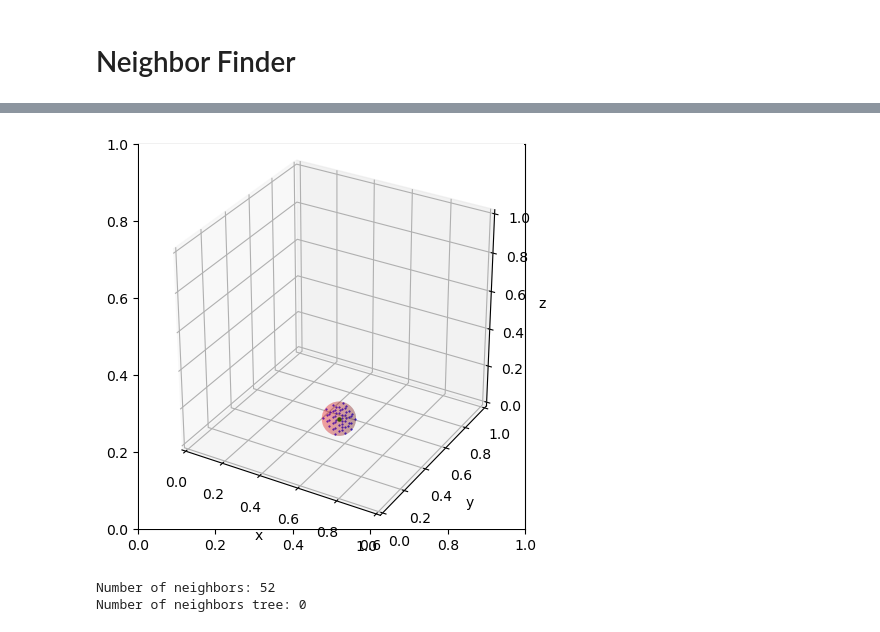
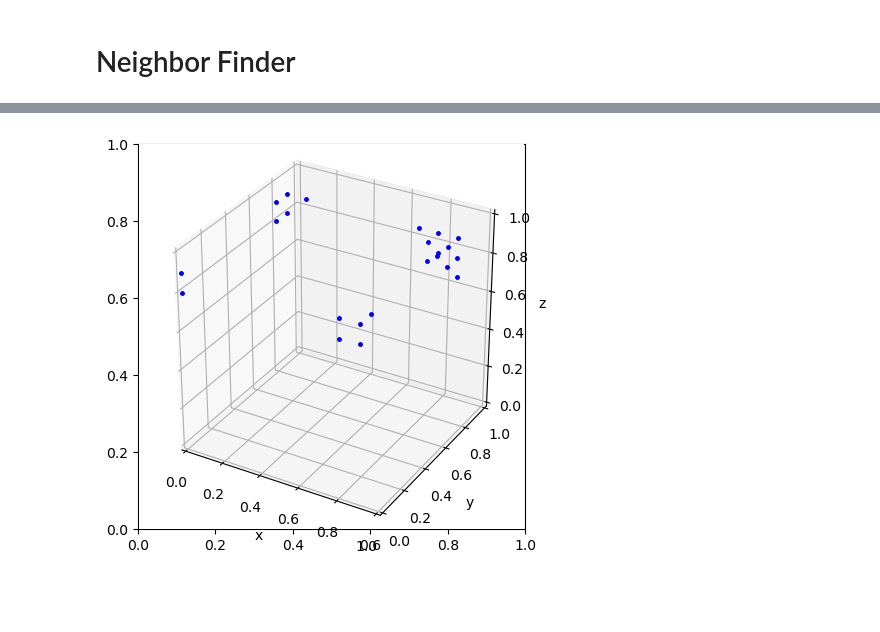
Before and after one commit to JackNarvaez/Rusph, a Jupyter notebook: Temp_Plots/Find Neighbors.ipynb, the cells around one changed output, grey strips where cells are left out. Cells and saved outputs as stored; diff of their text form; code cells hidden in the pictures; blank space fills up the shorter version.

Commit message:
Fix problem with neighbour searching

```diff
--- a/Temp_Plots/Find Neighbors.ipynb
+++ b/Temp_Plots/Find Neighbors.ipynb
@@ -129,40 +124,20 @@ radius = 2*sdf.iloc[particle]["h"]
-# %%
-fig, ax = plt.subplots(figsize=(5,5))
-ax = fig.add_subplot(projection='3d')
-
-real_neigh = []
-for ii in range(len(r_ip)):
-    if r_ip[ii] <= radius:
-        real_neigh.append(ii)
-        ax.scatter([sdf['x'][ii]], [sdf['y'][ii]], [sdf['z'][ii]], color='blue', marker=".", s=1, label="RealNeigh")
-
-for ii in neighbors:
-    ax.scatter([sdf['x'][ii]], [sdf['y'][ii]], [sdf['z'][ii]], color='r', marker=".", s=1, label="Tree")
-
-ax.scatter(sdf.iloc[particle]["x"], sdf.iloc[particle]["y"], sdf.iloc[particle]["z"], marker="o", color="g",s=5, label="Particle")
-
-r = radius
-u, v = np.mgrid[0:2 * np.pi:30j, 0:np.pi:20j]
-x = r*np.cos(u) * np.sin(v) + sdf.iloc[particle]["x"]
-y = r*np.sin(u) * np.sin(v) + sdf.iloc[particle]["y"]
-z = r*np.cos(v) + sdf.iloc[particle]["z"]
-ax.plot_surface(x, y, z, color="r", alpha=0.2, label="Compact domain")
-
-ax.set_xlabel("x")
-ax.set_ylabel("y")
-ax.set_zlabel("z")
-
-ax.set_xlim3d(0,1)
-ax.set_ylim3d(0.,1)
-ax.set_zlim3d(0.,1)
-ax.set_box_aspect([1,1,1])
-
-plt.show()
-# %% [output]
-[figure, removed]
-# %%
-print(f"Number of neighbors: {len(real_neigh)}")
-print(f"Number of neighbors tree: {len(neighbors)}")
-# %% [output]
-Number of neighbors: 52
-Number of neighbors tree: 0
+# %%
+fig, ax = plt.subplots(figsize=(5,5))
+ax = fig.add_subplot(projection='3d')
+#plt.plot(sdf['x'][neightbors], sdf['y'][particle], 'o', color='crimson', ms=5)
+
+for ii in neighbors:
+    ax.scatter([sdf['x'][ii]], [sdf['y'][ii]], [sdf['z'][ii]], color='blue', marker=".")
+
+ax.set_xlabel("x")
+ax.set_ylabel("y")
+ax.set_zlabel("z")
+
+ax.set_xlim3d(0,1)
+ax.set_ylim3d(0,1)
+ax.set_zlim3d(0,1)
+ax.set_box_aspect([1,1,1])
+
+plt.show()
+# %% [output]
+[figure, added]
```
Also changed, not shown: parts of 12 cells of this notebook, 8 other files.
